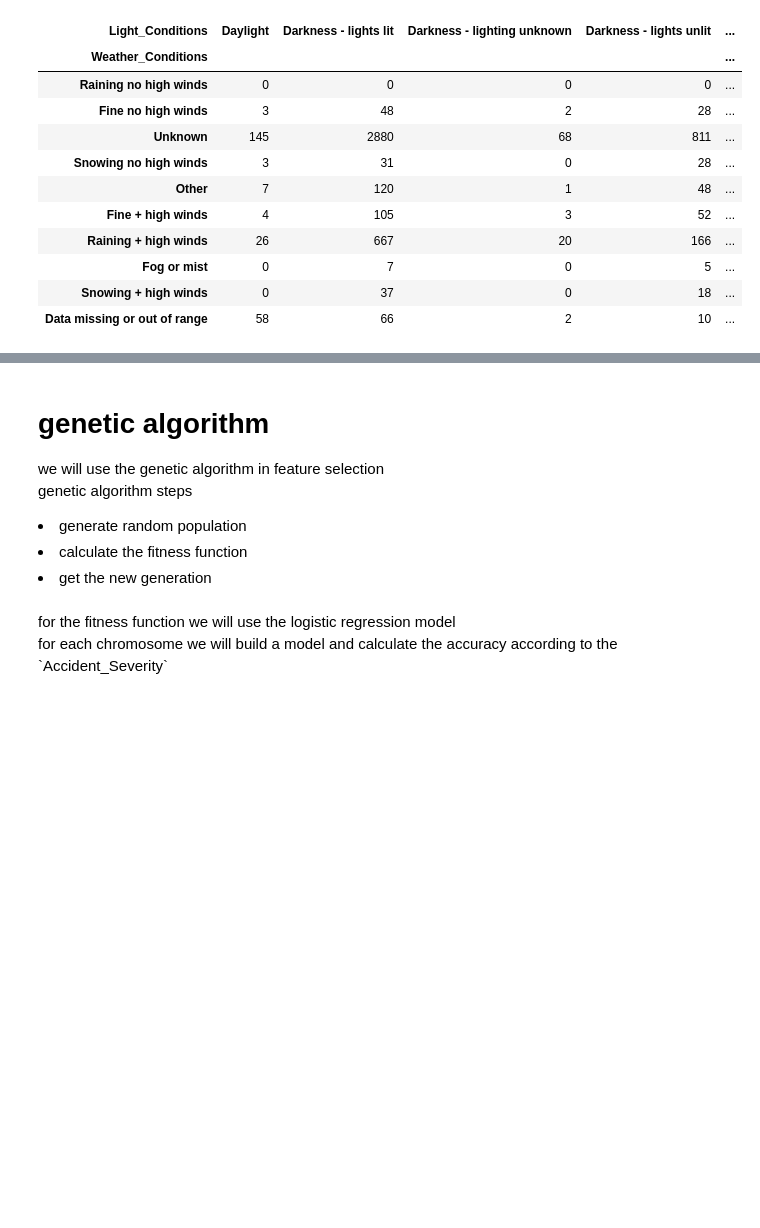
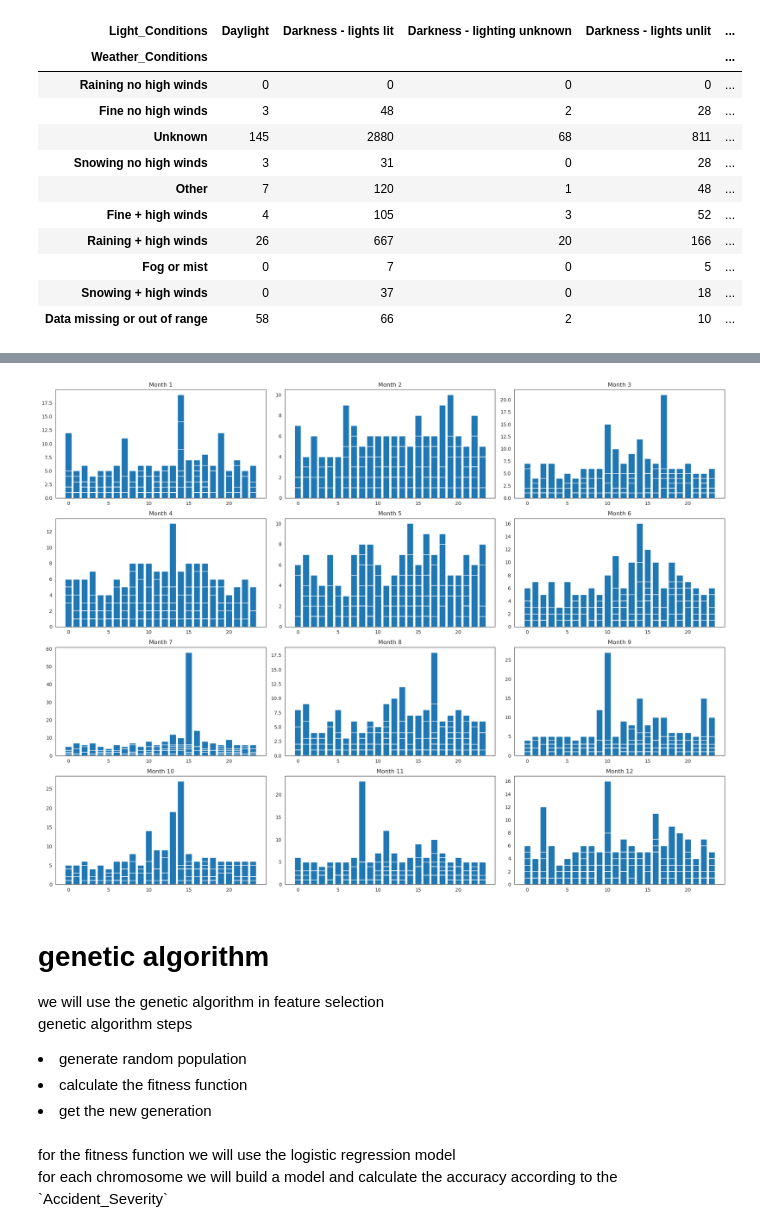
Before and after one commit to DiaaAhmedHassan/dataMiningProject, a Jupyter notebook: accidents.ipynb, the cells around one changed output, grey strips where cells are left out. Cells and saved outputs as stored; diff of their text form; code cells hidden in the pictures; blank space fills up the shorter version.

```diff
--- a/accidents.ipynb
+++ b/accidents.ipynb
@@ -308,3 +308,41 @@ plt.legend()
+# %%
+modified_accident_df = original_accident_data.copy()
+
+modified_accident_df['Date'] = pd.to_datetime(original_accident_data['Date'])
+
+# slice first and second string from time column
+modified_accident_df['Hour'] = modified_accident_df['Time'].str[0:2]
+
+# convert new column to numeric datetype
+modified_accident_df['Hour'] = pd.to_numeric(modified_accident_df['Hour'])
+
+# drop null values in our new column
+modified_accident_df = modified_accident_df.dropna(subset=['Hour'])
+
+# cast to integer values
+modified_accident_df['Hour'] = modified_accident_df['Hour'].astype('int')
+
+year = 2016
+mask_by_month = {}
+
+for month in range(1, 13):
+    mask_current_month = (modified_accident_df['Date'].dt.month == month) & (modified_accident_df['Date'].dt.year == year)
+    mask_by_month[month] = mask_current_month
+
+rows = 4
+cols = 3
+
+fig, axes = plt.subplots(rows, cols, figsize=(rows * 5, cols * 5))  # Creating a grid of subplots
+
+for i, ax in enumerate(axes.flatten(), start=1):
+    masked_df = modified_accident_df[mask_by_month[i]]  # Accessing the correct mask for the current month
+    ax.bar(masked_df['Hour'], masked_df['Number_of_Casualties'])
+    ax.set_title(f"Month {i}")  # Setting title for each subplot
+
+plt.tight_layout()
+plt.show()
+# %% [output]
+[figure, added]
 # %% [markdown]
 # genetic algorithm
 
```
Also changed, not shown: parts of 18 cells of this notebook, 1 other file.
